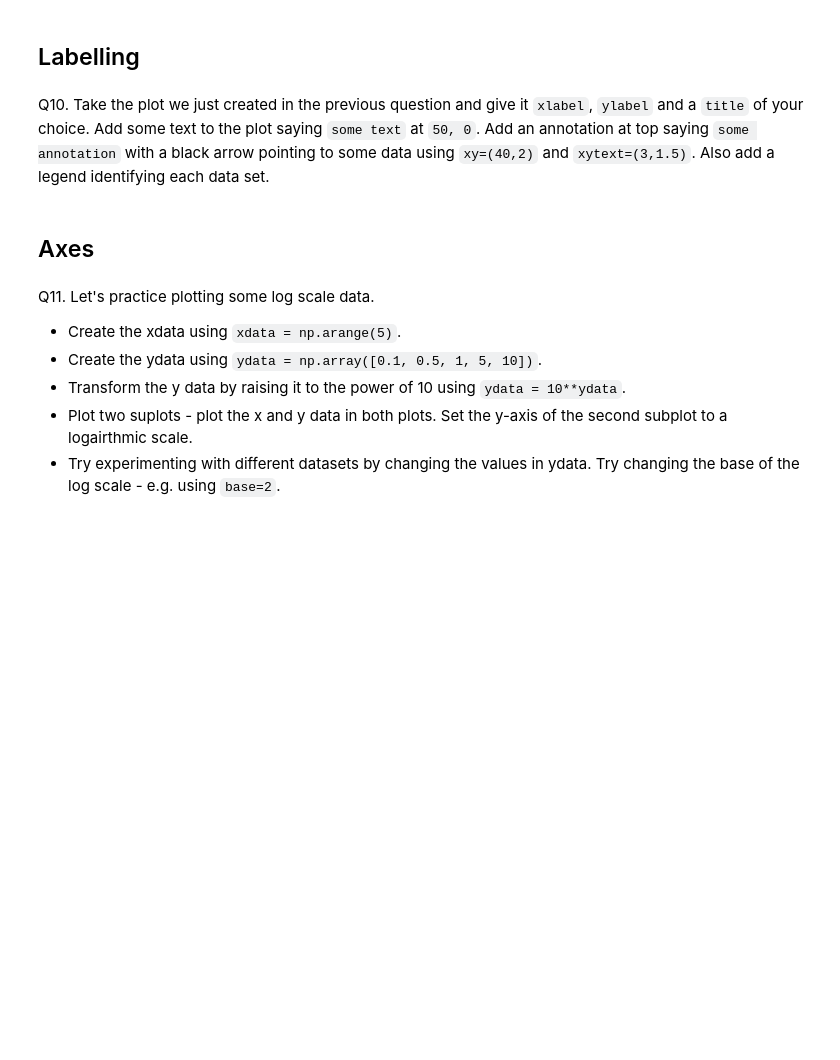
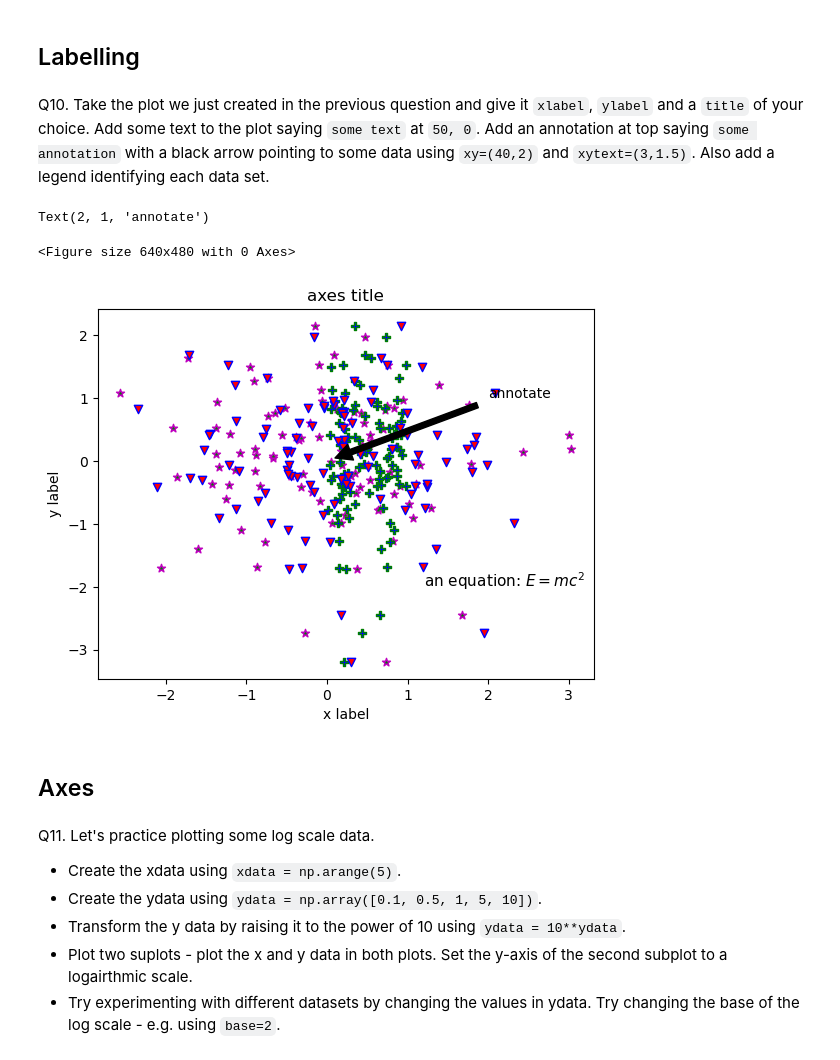
Before and after one commit to steven-h-22/my-isc-work, a Jupyter notebook: python-data/exercises/ex05_matplotlib.ipynb, the cells around one changed output. Cells and saved outputs as stored; diff of their text form; code cells hidden in the pictures; blank space fills up the shorter version.

```diff
--- a/python-data/exercises/ex05_matplotlib.ipynb
+++ b/python-data/exercises/ex05_matplotlib.ipynb
@@ -160,6 +162,22 @@ ax.scatter(data4, data2, c='r', edgecolor='b', marker='v')
 ## Labelling
 # %% [markdown]
 Q10. Take the plot we just created in the previous question and give it `xlabel`, `ylabel` and a `title` of your choice. Add some text to the plot saying `some text` at `50, 0`. Add an annotation at top saying `some annotation` with a black arrow pointing to some data using `xy=(40,2)` and `xytext=(3,1.5)`. Also add a legend identifying each data set.
+# %%
+fig = plt.figure()
+fig, ax = plt.subplots()
+ax.scatter(data1, data2, c='g', edgecolor='m', marker='*')
+ax.scatter(data3, data2, c='b', edgecolor='g', marker='P')
+ax.scatter(data4, data2, c='r', edgecolor='b', marker='v')
+ax.set_xlabel("x label")
+ax.set_ylabel("y label")
+ax.set_title('axes title')
+ax.text(1.2, -2, r'an equation: $E=mc^2$', fontsize=11)
+ax.annotate('annotate', xy=(0, 0), xytext=(2, 1),
+            arrowprops=dict(facecolor='black', shrink=0.05))
+# %% [output]
+Text(2, 1, 'annotate')
+<Figure size 640x480 with 0 Axes>
+[figure, added]
 # %% [markdown]
 ## Axes
 # %% [markdown]
```
Also changed, not shown: parts of 5 cells of this notebook, 1 other file.
